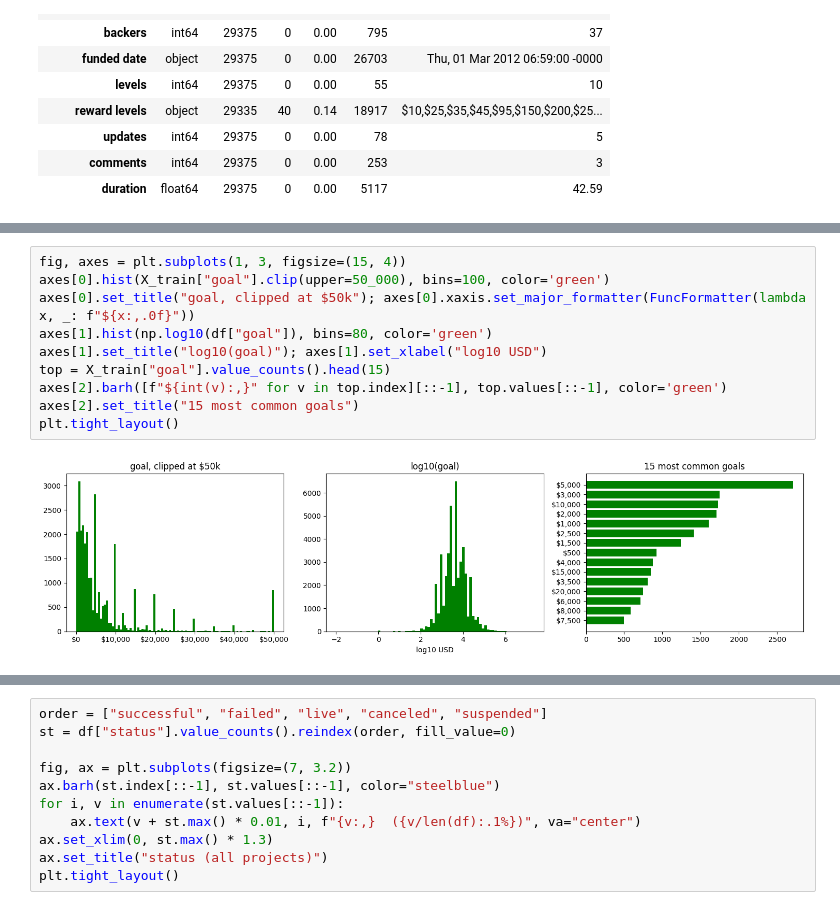
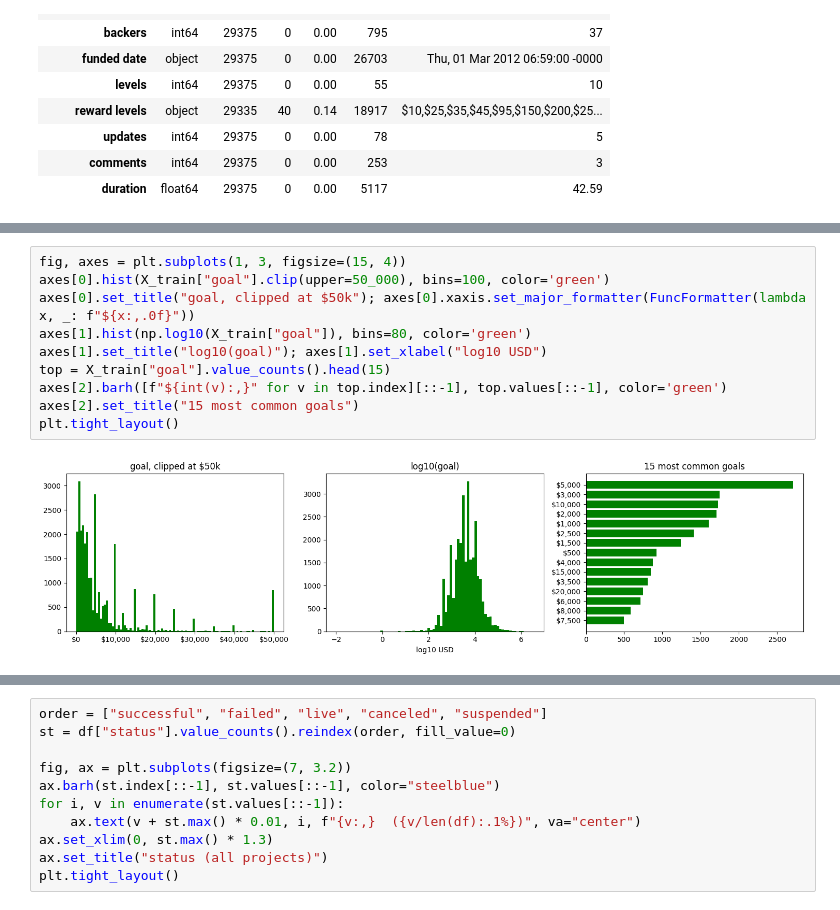
Before and after one commit to Break-Through-Tech/State-Street-1C-kickstarter-crowdfunding-recommendation-engine, a Jupyter notebook: notebooks/01_explore_data.ipynb, the cells around one changed output, grey strips where cells are left out. Cells and saved outputs as stored; diff of their text form.

```diff
--- a/notebooks/01_explore_data.ipynb
+++ b/notebooks/01_explore_data.ipynb
@@ -91,12 +95,12 @@ train_df.describe()
 # %%
 fig, axes = plt.subplots(1, 3, figsize=(15, 4))
 axes[0].hist(X_train["goal"].clip(upper=50_000), bins=100, color='green')
 axes[0].set_title("goal, clipped at $50k"); axes[0].xaxis.set_major_formatter(FuncFormatter(lambda x, _: f"${x:,.0f}"))
-axes[1].hist(np.log10(df["goal"]), bins=80, color='green')
+axes[1].hist(np.log10(X_train["goal"]), bins=80, color='green')
 axes[1].set_title("log10(goal)"); axes[1].set_xlabel("log10 USD")
 top = X_train["goal"].value_counts().head(15)
 axes[2].barh([f"${int(v):,}" for v in top.index][::-1], top.values[::-1], color='green')
 axes[2].set_title("15 most common goals")
 plt.tight_layout()
 # %% [output]
-[figure, old version]
+[figure, new version]
```
Also changed, not shown: parts of 21 cells of this notebook, 1 other file.
